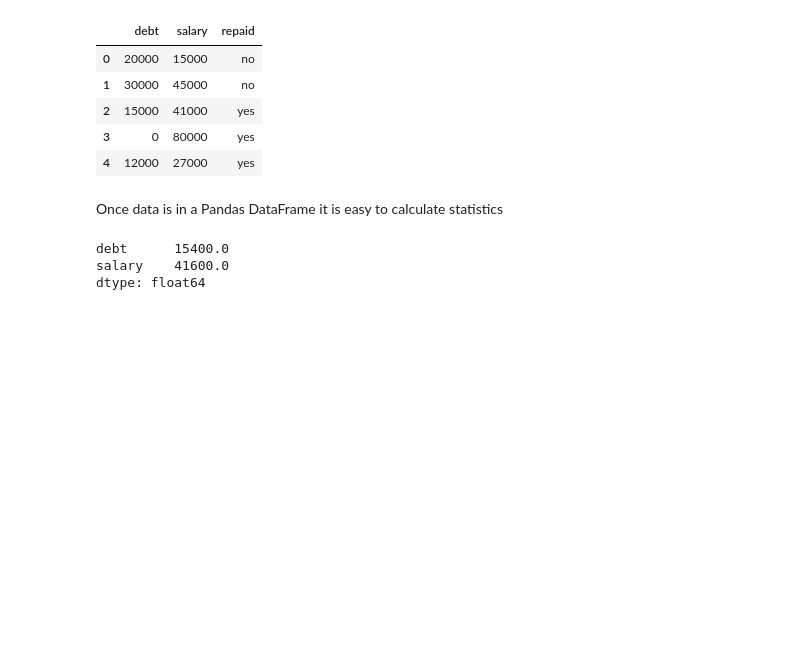
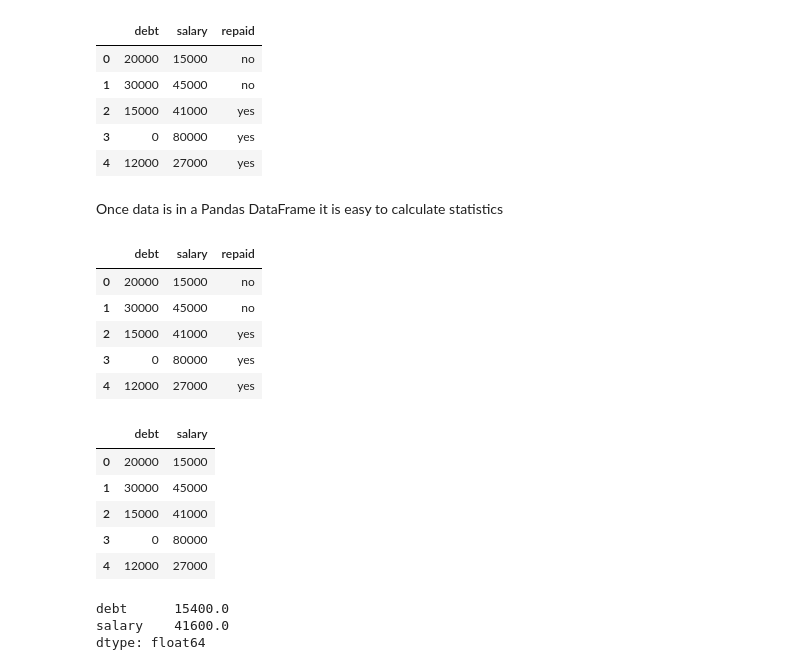
Before and after one commit to True-North-Intelligent-Algorithms/intro-to-data-analysis, a Jupyter notebook: docs/60_Statistics/21_DescriptiveStatistics.ipynb, the cells around one changed output. Cells and saved outputs as stored; diff of their text form; code cells hidden in the pictures; blank space fills up the shorter version.

```diff
--- a/docs/60_Statistics/21_DescriptiveStatistics.ipynb
+++ b/docs/60_Statistics/21_DescriptiveStatistics.ipynb
@@ -74,6 +83,24 @@ display (data_pandas.head())
 | 4 | 12000 | 27000 | yes |
 # %% [markdown]
 Once data is in a Pandas DataFrame it is easy to calculate statistics
+# %%
+display(data_pandas)
+# drop the repaid column
+data_pandas=data_pandas.drop('repaid',axis=1)
+data_pandas
+# %% [output]
+|  | debt | salary | repaid |
+| 0 | 20000 | 15000 | no |
+| 1 | 30000 | 45000 | no |
+| 2 | 15000 | 41000 | yes |
+| 3 | 0 | 80000 | yes |
+| 4 | 12000 | 27000 | yes |
+|  | debt | salary |
+| 0 | 20000 | 15000 |
+| 1 | 30000 | 45000 |
+| 2 | 15000 | 41000 |
+| 3 | 0 | 80000 |
+| 4 | 12000 | 27000 |
 # %%
 display(data_pandas.mean())
 display(data_pandas.median())
```
Also changed, not shown: parts of 4 cells of this notebook, 10 other files.
